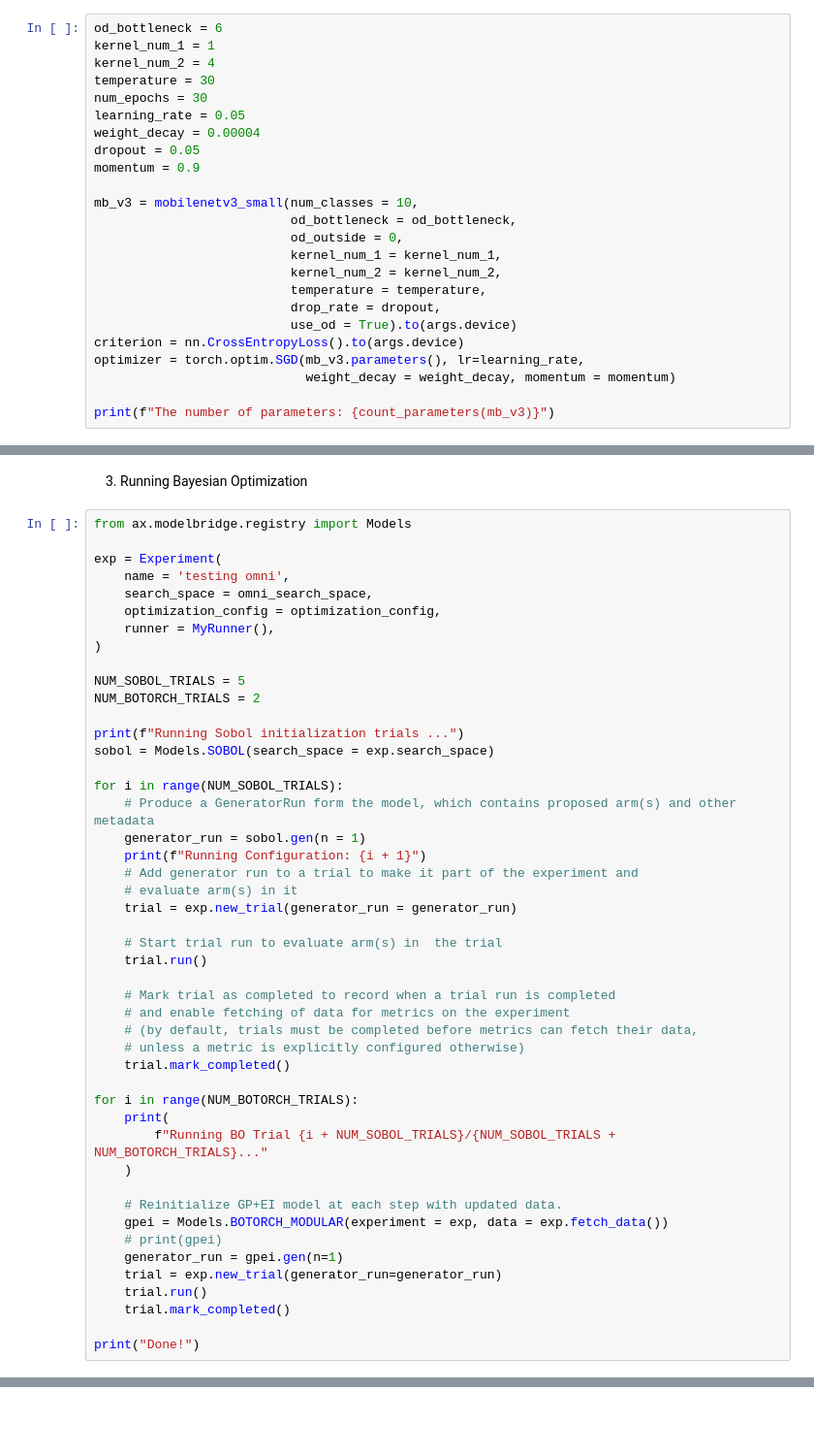
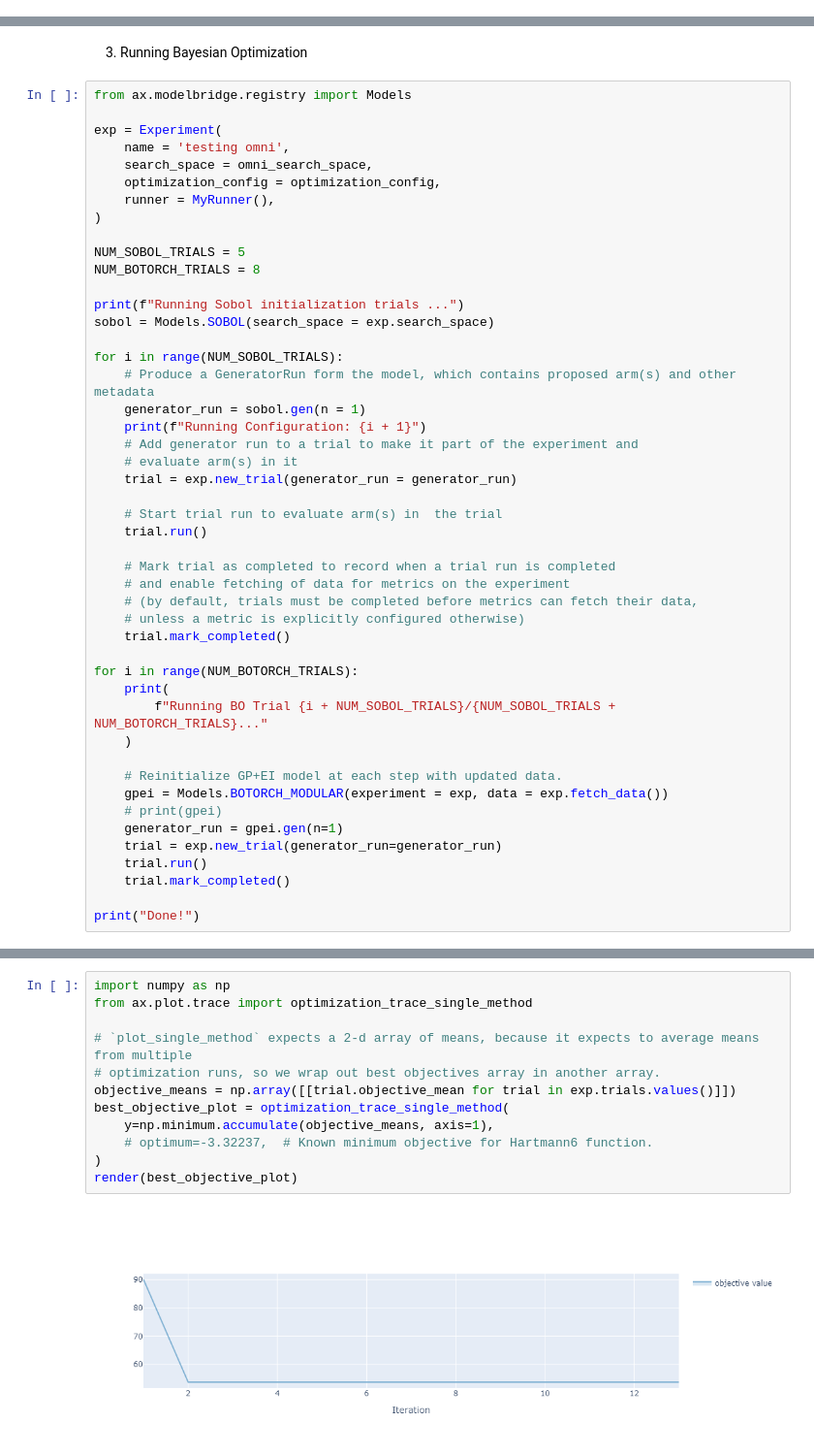
Before and after one commit to Longcodedao/PlantDisease, a Jupyter notebook: Bayesian_Optimization/hpo.ipynb, the cells around one changed output, grey strips where cells are left out. Shown at 97% size. Drawn from its saved outputs; the diff is of its cells as text; blank space fills up the shorter version.

```diff
--- a/Bayesian_Optimization/hpo.ipynb
+++ b/Bayesian_Optimization/hpo.ipynb
@@ -435,24 +393,0 @@ test_loader = DataLoader(test_data, batch_size = args.batch_size,
-# %%
-od_bottleneck = 6
-kernel_num_1 = 1
-kernel_num_2 = 4
-temperature = 30
-num_epochs = 30
-learning_rate = 0.05
-weight_decay = 0.00004
-dropout = 0.05
-momentum = 0.9
-
-mb_v3 = mobilenetv3_small(num_classes = 10,
-                          od_bottleneck = od_bottleneck,
-                          od_outside = 0,
-                          kernel_num_1 = kernel_num_1,
-                          kernel_num_2 = kernel_num_2,
-                          temperature = temperature,
-                          drop_rate = dropout,
-                          use_od = True).to(args.device)
-criterion = nn.CrossEntropyLoss().to(args.device)
-optimizer = torch.optim.SGD(mb_v3.parameters(), lr=learning_rate,
-                            weight_decay = weight_decay, momentum = momentum)
-
-print(f"The number of parameters: {count_parameters(mb_v3)}")
@@ -885,7 +794,7 @@ exp = Experiment(
 )
 
 NUM_SOBOL_TRIALS = 5
-NUM_BOTORCH_TRIALS = 2
+NUM_BOTORCH_TRIALS = 8
 
 print(f"Running Sobol initialization trials ...")
 sobol = Models.SOBOL(search_space = exp.search_space)
@@ -1004,0 +907,14 @@ KeyboardInterrupt:
+# %%
+import numpy as np
+from ax.plot.trace import optimization_trace_single_method
+
+# `plot_single_method` expects a 2-d array of means, because it expects to average means from multiple
+# optimization runs, so we wrap out best objectives array in another array.
+objective_means = np.array([[trial.objective_mean for trial in exp.trials.values()]])
+best_objective_plot = optimization_trace_single_method(
+    y=np.minimum.accumulate(objective_means, axis=1),
+    # optimum=-3.32237,  # Known minimum objective for Hartmann6 function.
+)
+render(best_objective_plot)
+# %% [output]
+[figure, added]
```
Also changed, not shown: parts of 17 cells of this notebook, 1 other file.
